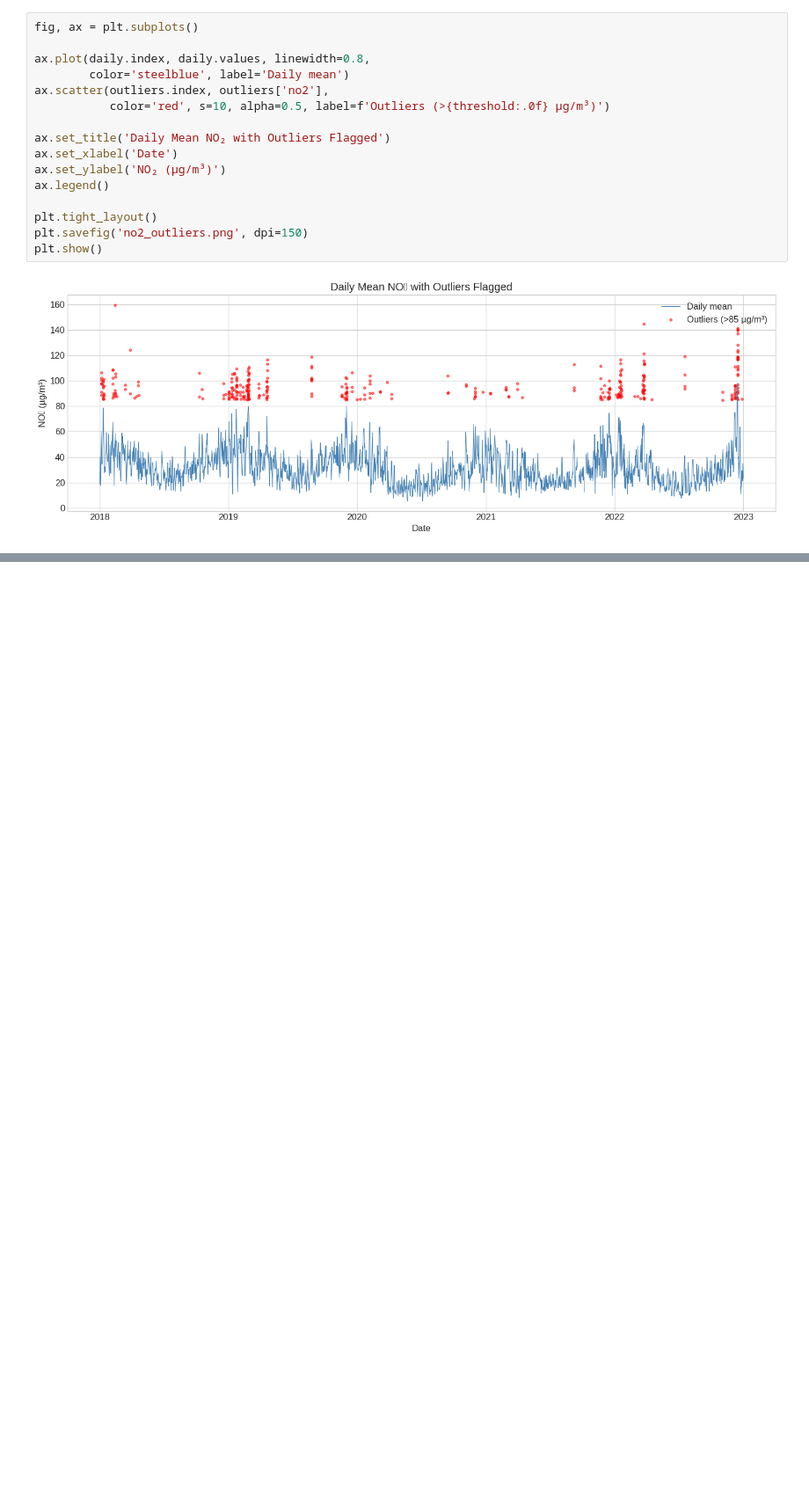
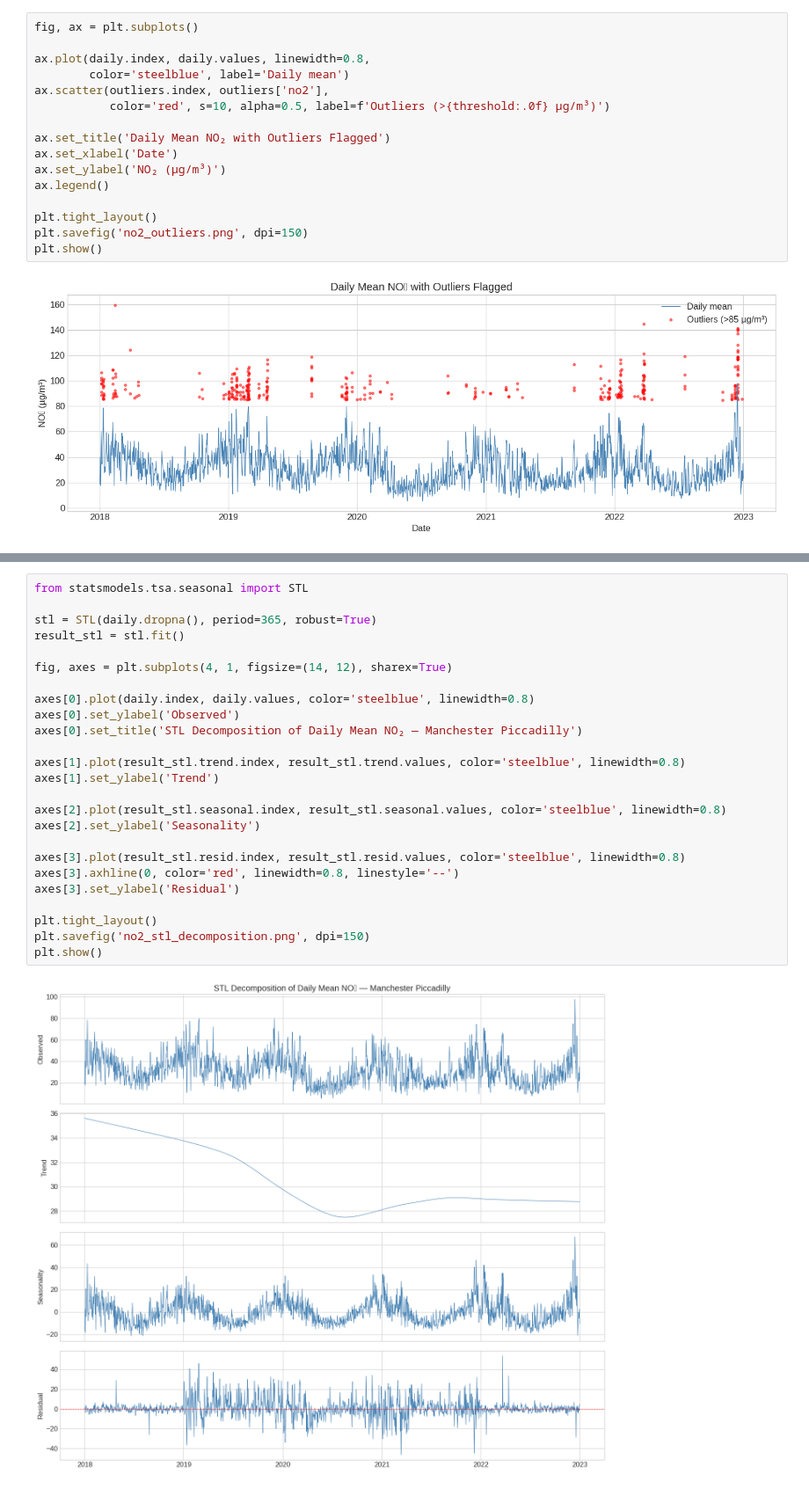
Before and after one commit to dglloyde/uk-air-quality-analysis, a Jupyter notebook: notebooks/P1_air_quality_analysis.ipynb, the cells around one changed output, grey strips where cells are left out. Shown at 88% size. Cells and saved outputs as stored; diff of their text form; blank space fills up the shorter version.

```diff
--- a/notebooks/P1_air_quality_analysis.ipynb
+++ b/notebooks/P1_air_quality_analysis.ipynb
@@ -281,0 +312,27 @@ plt.show()
+# %%
+from statsmodels.tsa.seasonal import STL
+
+stl = STL(daily.dropna(), period=365, robust=True)
+result_stl = stl.fit()
+
+fig, axes = plt.subplots(4, 1, figsize=(14, 12), sharex=True)
+
+axes[0].plot(daily.index, daily.values, color='steelblue', linewidth=0.8)
+axes[0].set_ylabel('Observed')
+axes[0].set_title('STL Decomposition of Daily Mean NO₂ — Manchester Piccadilly')
+
+axes[1].plot(result_stl.trend.index, result_stl.trend.values, color='steelblue', linewidth=0.8)
+axes[1].set_ylabel('Trend')
+
+axes[2].plot(result_stl.seasonal.index, result_stl.seasonal.values, color='steelblue', linewidth=0.8)
+axes[2].set_ylabel('Seasonality')
+
+axes[3].plot(result_stl.resid.index, result_stl.resid.values, color='steelblue', linewidth=0.8)
+axes[3].axhline(0, color='red', linewidth=0.8, linestyle='--')
+axes[3].set_ylabel('Residual')
+
+plt.tight_layout()
+plt.savefig('no2_stl_decomposition.png', dpi=150)
+plt.show()
+# %% [output]
+[figure, added]
```
Also changed, not shown: parts of 4 cells of this notebook.
